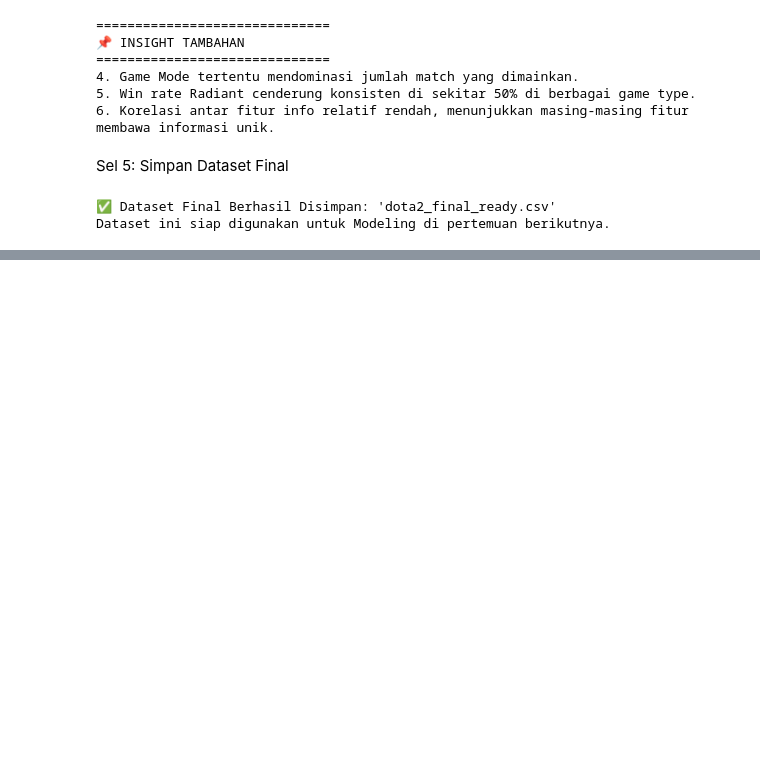
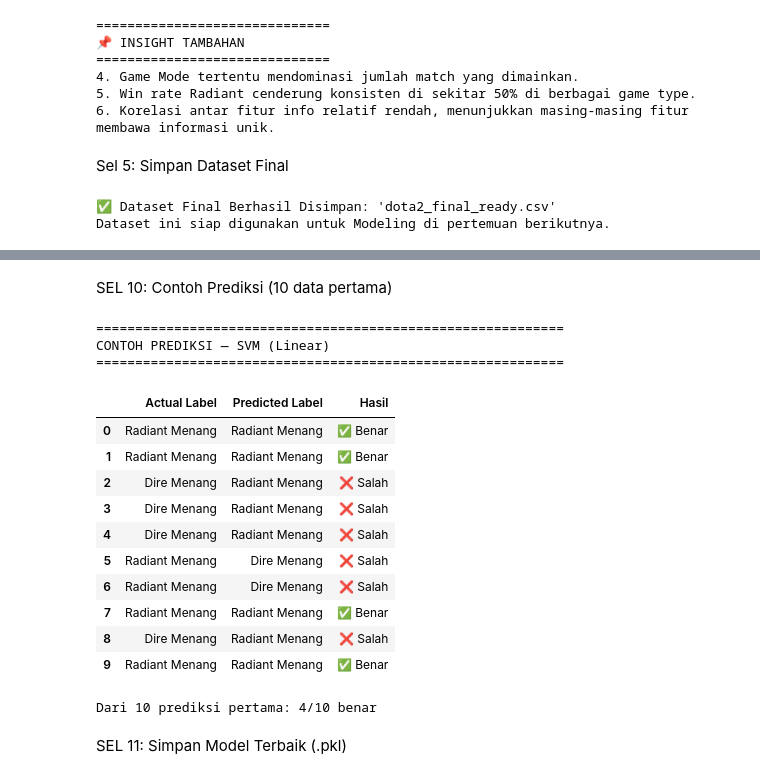
Before and after one commit to Kanzacky/DotaWinIQR, a Jupyter notebook: Dota_2_Dataset.ipynb, the cells around one changed output, grey strips where cells are left out. Saved outputs shown, nothing was run; the diff lists cells and outputs as text; code cells hidden in the pictures; blank space fills up the shorter version.

```diff
--- a/Dota_2_Dataset.ipynb
+++ b/Dota_2_Dataset.ipynb
@@ -273,0 +492,11 @@ Dataset ini siap digunakan untuk Modeling di pertemuan berikutnya.
+# %%
+best_name = results_df.iloc[0]["Model"]
+best_pred = trained_models[best_name]["predictions"]
+
+print("=" * 60)
+print(f"CLASSIFICATION REPORT — {best_name} (Model Terbaik)")
+print("=" * 60)
+print(classification_report(
+    y_test, best_pred,
+    target_names=["Dire Menang (0)", "Radiant Menang (1)"]
+))
@@ -273,0 +534,37 @@ Dataset ini siap digunakan untuk Modeling di pertemuan berikutnya.
+# %% [markdown]
+SEL 10: Contoh Prediksi (10 data pertama)
+# %%
+print("=" * 60)
+print(f"CONTOH PREDIKSI — {best_name}")
+print("=" * 60)
+
+comparison = pd.DataFrame({
+    "Actual"   : y_test.values[:10],
+    "Predicted": best_pred[:10],
+})
+comparison["Actual Label"]    = comparison["Actual"].map({0: "Dire Menang", 1: "Radiant Menang"})
+comparison["Predicted Label"] = comparison["Predicted"].map({0: "Dire Menang", 1: "Radiant Menang"})
+comparison["Hasil"] = comparison.apply(
+    lambda row: "✅ Benar" if row["Actual"] == row["Predicted"] else "❌ Salah", axis=1
+)
+
+display(comparison[["Actual Label", "Predicted Label", "Hasil"]])
+print(f"\nDari 10 prediksi pertama: {(comparison['Hasil'] == '✅ Benar').sum()}/10 benar")
+# %% [output]
+============================================================
+CONTOH PREDIKSI — SVM (Linear)
+============================================================
+|  | Actual Label | Predicted Label | Hasil |
+| 0 | Radiant Menang | Radiant Menang | ✅ Benar |
+| 1 | Radiant Menang | Radiant Menang | ✅ Benar |
+| 2 | Dire Menang | Radiant Menang | ❌ Salah |
+| 3 | Dire Menang | Radiant Menang | ❌ Salah |
+| 4 | Dire Menang | Radiant Menang | ❌ Salah |
+| 5 | Radiant Menang | Dire Menang | ❌ Salah |
+| 6 | Radiant Menang | Dire Menang | ❌ Salah |
+| 7 | Radiant Menang | Radiant Menang | ✅ Benar |
+| 8 | Dire Menang | Radiant Menang | ❌ Salah |
+| 9 | Radiant Menang | Radiant Menang | ✅ Benar |
+Dari 10 prediksi pertama: 4/10 benar
+# %% [markdown]
+ SEL 11: Simpan Model Terbaik (.pkl)
```
Also changed, not shown: parts of 21 cells of this notebook.
